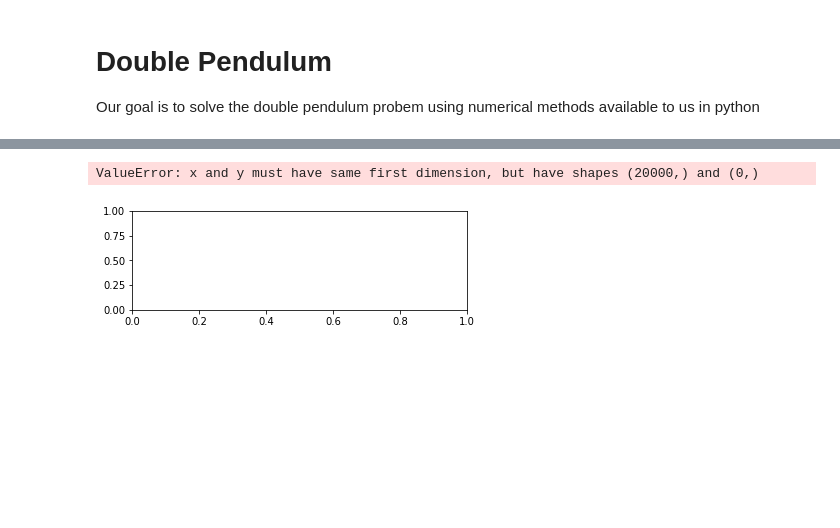
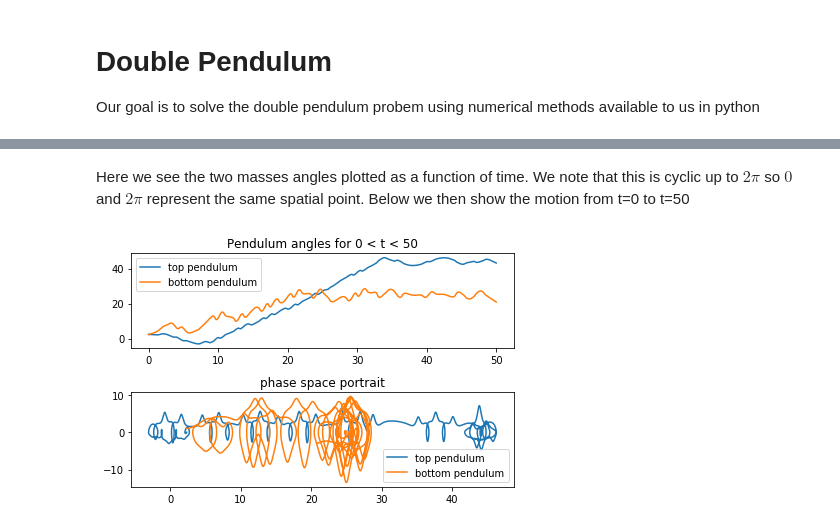
Before and after one commit to APA643/5300-final, a Jupyter notebook: Double Pendulum.ipynb, the cells around one changed output, grey strips where cells are left out. Saved outputs shown, nothing was run; the diff lists cells and outputs as text; code cells hidden in the pictures; blank space fills up the shorter version.

```diff
--- a/Double Pendulum.ipynb
+++ b/Double Pendulum.ipynb
@@ -87,15 +94,13 @@ class LagrangianDoublePendulum():
         l1=self.L1
         l2=self.L2
         return [y[1],\
-                (1/(M*l1**2+self.m2*l1**2*C))*\
-                (self.m2*(l1/l2)*self.g*S2*C+l1**2*y[1]*y[3]*\
-                 dS*C)-2*self.m1*self.g*S1-l1*l2*y[1]*y[3]*dS,\
-                y[3],\
-                1/(self.m2**2/(M)*l2**2*C+self.m2*l2**2)*\
-                (-2*self.m1*self.m2*l2/(l1*(M))*self.g*C*\
-                 S2-self.L2**2*self.m2/(M)*\
-                 dS/C-self.m2*self.g*S2+\
-                 l1*l2*y[1]*y[3]*dS)]
+                (-4 * self.m1* self.g * S1 + self.g * self.m2 * S1\
+                -self.m2 * self.g* np.sin(y[0]-2*y[2]) - l1 * self.m2 * y[1]**2 * np.sin(2* y[0]-2*y[2])\
+                -2* l2 * self.m2 * y[3]**2 * dS)/(l1 *(2 *self.m1 + self.m2- self.m2* np.cos(2*y[0]-2*y[2]))),\
+               y[3],\
+               (2 * self.g *self.m1 *np.sin(2*y[0]-y[2]))- 2* self.g* self.m2 * S2\
+               +2* l1* self.m1 * y[1]**2 * dS +2 *l1 *self.m2 * y[1]**2 * dS\
+               +l2* self.m2* y[3]**2 * np.sin(2* y[0]-2* y[2])/(l2*(2* self.m1+ self.m2- self.m2* np.cos(2* y[0]- 2* y[2])))]
 
     def solve_ode(self, t_pts, phi_0, phi_dot_0, phi_1, phi_dot_1,
                   abserr=1.0e-9, relerr=1.0e-9):
@@ -150,7 +155,7 @@ def start_stop_indices(t_pts, plot_start, plot_stop):
 
 # Creating a plotting time
 t_start = 0.
-t_end = 50.
+t_end = 350.
 delta_t = 0.001
 
 t_pts = np.arange(t_start, t_end+delta_t, delta_t)
@@ -226,23 +204,24 @@ ValueError: x and y must have same first dimension, but have shapes (50001,) and
+# %% [markdown]
+Here we see the two masses angles plotted as a function of time. We note that this is cyclic up to $2\pi$ so $0$ and $2\pi$ represent the same spatial point. Below we then show the motion from t=0 to t=50
 # %%
-start, stop = start_stop_indices(t_pts, 30, 50)
+start, stop = start_stop_indices(t_pts, 0, 50)
 
 
 fig = plt.figure()
 
 ax1 = fig.add_subplot(2,1,1)
 ax1.plot(t_pts[start:stop], phi_0[start:stop], label=('top pendulum'))
 ax1.plot(t_pts[start:stop], phi_1[start:stop], label = ('bottom pendulum'))
 ax1.legend()
-ax1.set_title('Pendulum angles for 30 < t < 50')
+ax1.set_title('Pendulum angles for 0 < t < 50')
 
 ax2 = fig.add_subplot(2,1,2)
 ax2.plot(phi_0[start:stop], phi_dot_0[start:stop],  label=('top pendulum'))
 ax2.plot(phi_1[start:stop], phi_dot_1[start:stop], label = ('bottom pendulum'))
 ax2.legend()
 ax2.set_title('phase space portrait')
 
 fig.tight_layout()
 fig.show()
 # %% [output]
-ValueError: x and y must have same first dimension, but have shapes (20000,) and (0,)
-[figure, old version]
+[figure, new version]
```
Also changed, not shown: parts of 9 cells of this notebook, 2 other files.
